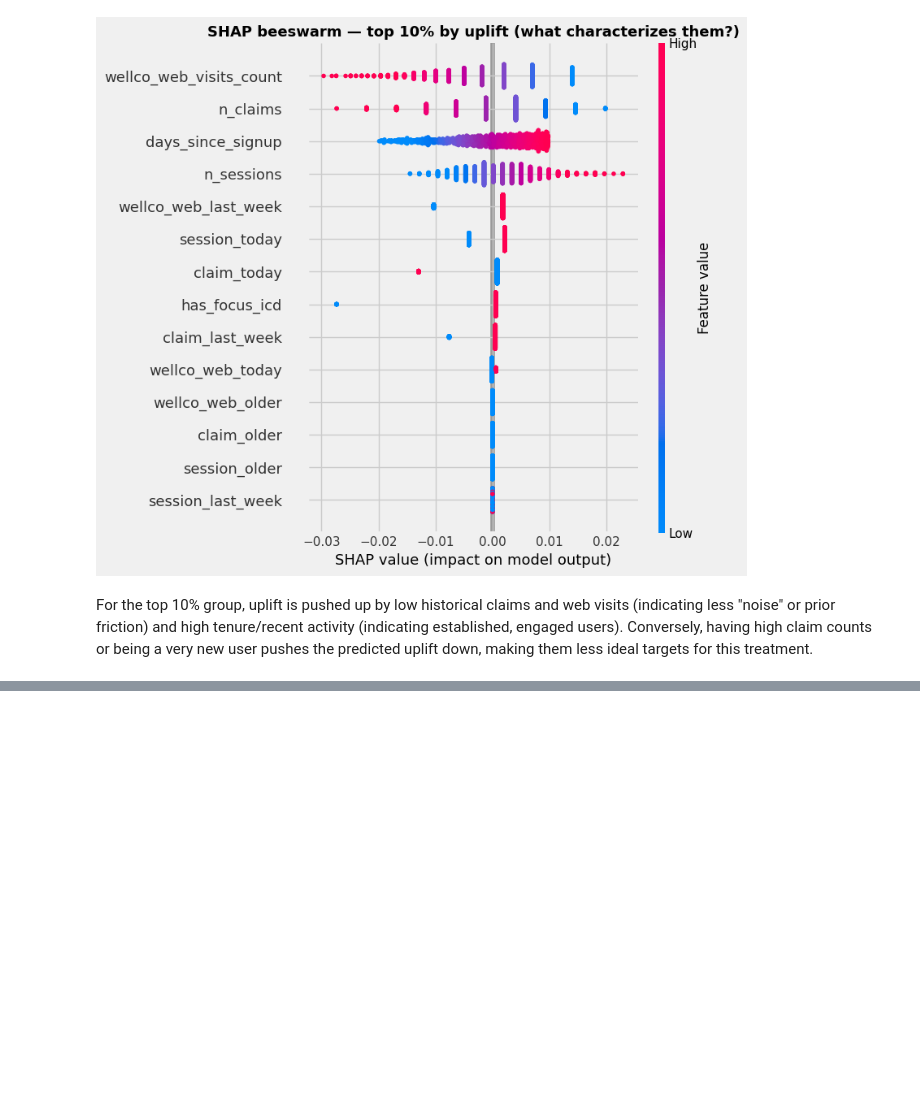
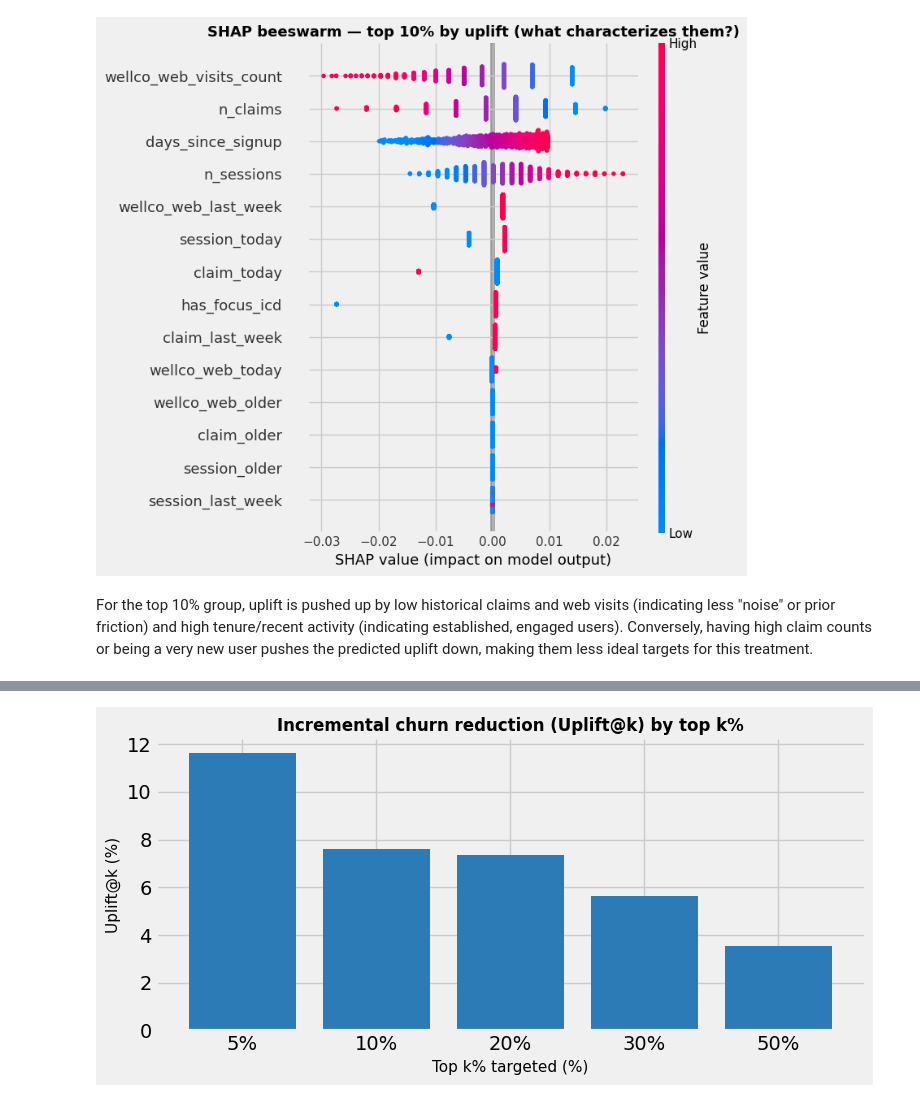
Before and after one commit to Noa-Gilad/Uplift-Modeling-Churn-Prevention, a Jupyter notebook: src/uplift_churn_prediction.ipynb, the cells around one changed output, grey strips where cells are left out. Saved outputs shown, nothing was run; the diff lists cells and outputs as text; code cells hidden in the pictures; blank space fills up the shorter version.

```diff
--- a/src/uplift_churn_prediction.ipynb
+++ b/src/uplift_churn_prediction.ipynb
@@ -597,0 +583,9 @@ For the top 10% group, uplift is pushed up by low historical claims and web visi
+# %%
+# Targeting fractions for the summary table
+KS = [0.05, 0.10, 0.20, 0.30, 0.50]
+
+# Train segments and summary table (training data only)
+train_baseline = predict_baseline_control(final_model, X.values)
+train_segments = assign_segments(train_uplift_scores, baseline_scores=train_baseline)
+summary_df = build_business_metrics_summary(y, treatment, train_uplift_scores, ks=KS)
+display(summary_df)
@@ -597,0 +599,4 @@ For the top 10% group, uplift is pushed up by low historical claims and web visi
+# %%
+plot_business_incremental_reduction_bar(summary_df, title="Incremental churn reduction (Uplift@k) by top k%")
+# %% [output]
+[figure, added]
```
Also changed, not shown: parts of 5 cells of this notebook, 1 other file.
